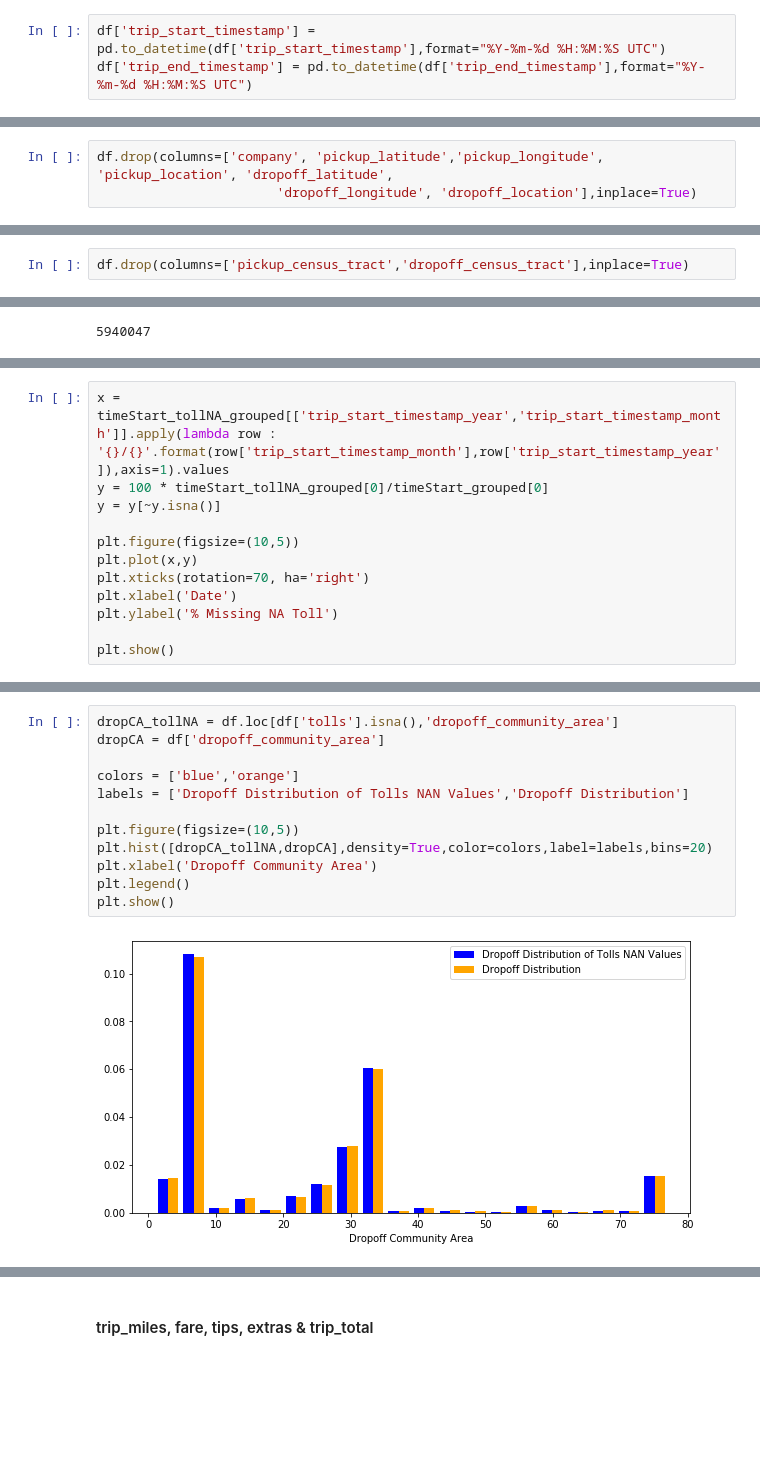
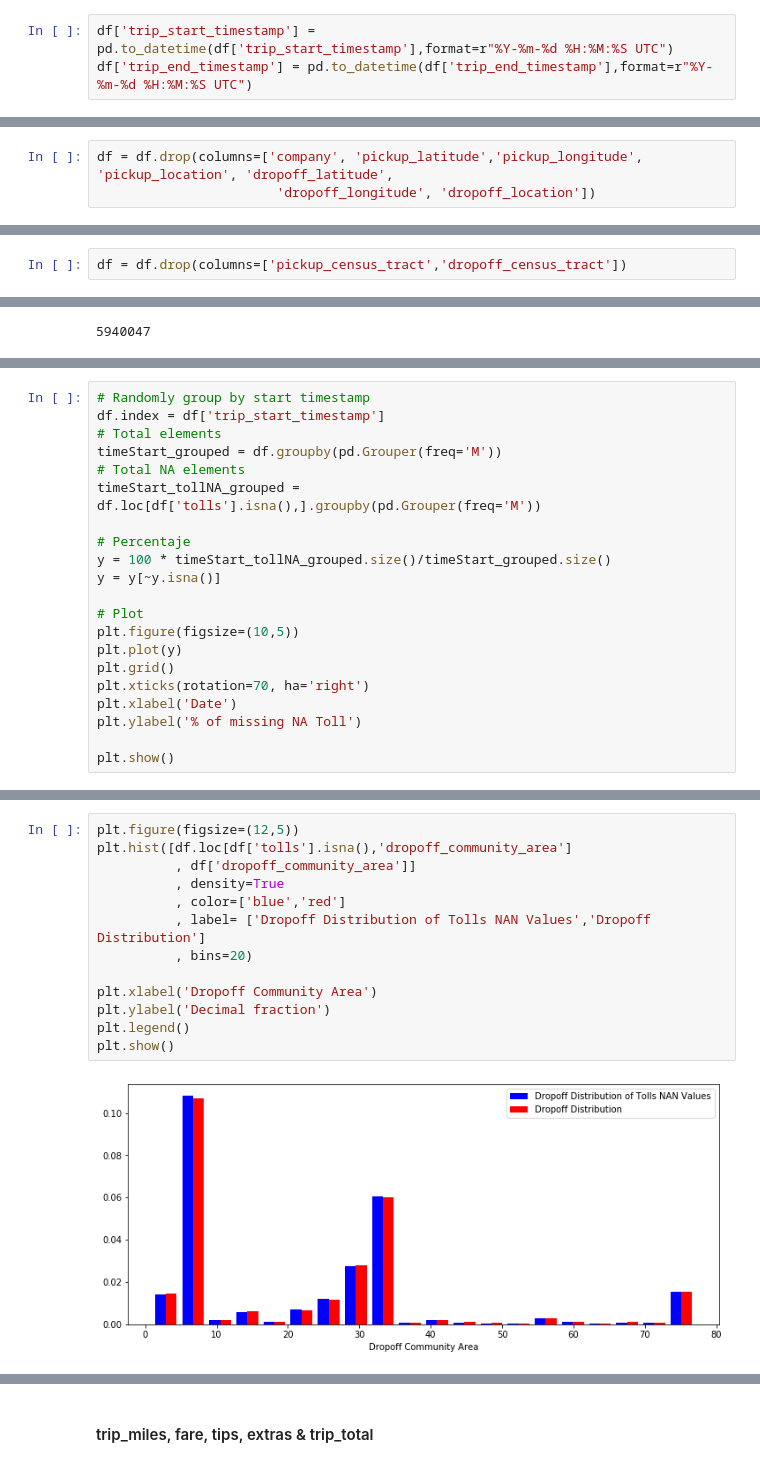
Before and after one commit to alexisgaziello/CSP_MATH_571_taxi_oracle, a Jupyter notebook: src/Taxis Analysis.ipynb, the cells around one changed output, grey strips where cells are left out. Saved outputs shown, nothing was run; the diff lists cells and outputs as text; blank space fills up the shorter version.

Commit message:
Time Analysis + Started errors check

```diff
--- a/src/Taxis Analysis.ipynb
+++ b/src/Taxis Analysis.ipynb
@@ -107,5 +94,5 @@ dropoff_location          object
 dtypes: float64(15), object(8)
 memory usage: 1.5+ GB
 # %%
-df['trip_start_timestamp'] = pd.to_datetime(df['trip_start_timestamp'],format="%Y-%m-%d %H:%M:%S UTC")
-df['trip_end_timestamp'] = pd.to_datetime(df['trip_end_timestamp'],format="%Y-%m-%d %H:%M:%S UTC")
+df['trip_start_timestamp'] = pd.to_datetime(df['trip_start_timestamp'],format=r"%Y-%m-%d %H:%M:%S UTC")
+df['trip_end_timestamp'] = pd.to_datetime(df['trip_end_timestamp'],format=r"%Y-%m-%d %H:%M:%S UTC")
@@ -181,3 +118,3 @@ Drop useless columns
 # %%
-df.drop(columns=['company', 'pickup_latitude','pickup_longitude', 'pickup_location', 'dropoff_latitude',
-                       'dropoff_longitude', 'dropoff_location'],inplace=True)
+df = df.drop(columns=['company', 'pickup_latitude','pickup_longitude', 'pickup_location', 'dropoff_latitude',
+                       'dropoff_longitude', 'dropoff_location'])
@@ -205,4 +143,4 @@ dtype: float64
 # %% [markdown]
 As we can see in the dataset description, pickup_census_tract and dropoff_census_tract have a high number of missing values due to user privacy, so we delete these columns.
 # %%
-df.drop(columns=['pickup_census_tract','dropoff_census_tract'],inplace=True)
+df = df.drop(columns=['pickup_census_tract','dropoff_census_tract'])
@@ -233,13 +165,22 @@ timeStart_tollNA_grouped = timeStart_tollNA.groupby(['trip_start_timestamp_year'
 # %%
-x = timeStart_tollNA_grouped[['trip_start_timestamp_year','trip_start_timestamp_month']].apply(lambda row : '{}/{}'.format(row['trip_start_timestamp_month'],row['trip_start_timestamp_year']),axis=1).values
-y = 100 * timeStart_tollNA_grouped[0]/timeStart_grouped[0]
+# Randomly group by start timestamp
+df.index = df['trip_start_timestamp']
+# Total elements
+timeStart_grouped = df.groupby(pd.Grouper(freq='M'))
+# Total NA elements
+timeStart_tollNA_grouped = df.loc[df['tolls'].isna(),].groupby(pd.Grouper(freq='M'))
+
+# Percentaje
+y = 100 * timeStart_tollNA_grouped.size()/timeStart_grouped.size()
 y = y[~y.isna()]
 
+# Plot
 plt.figure(figsize=(10,5))
-plt.plot(x,y)
+plt.plot(y)
+plt.grid()
 plt.xticks(rotation=70, ha='right')
 plt.xlabel('Date')
-plt.ylabel('% Missing NA Toll')
+plt.ylabel('% of missing NA Toll')
 
 plt.show()
 # %% [output]
@@ -249,16 +192,17 @@ Trip Analysis
 # %%
-dropCA_tollNA = df.loc[df['tolls'].isna(),'dropoff_community_area']
-dropCA = df['dropoff_community_area']
+plt.figure(figsize=(12,5))
+plt.hist([df.loc[df['tolls'].isna(),'dropoff_community_area']
+          , df['dropoff_community_area']]
+          , density=True
+          , color=['blue','red']
+          , label= ['Dropoff Distribution of Tolls NAN Values','Dropoff Distribution']
+          , bins=20)
 
-colors = ['blue','orange']
-labels = ['Dropoff Distribution of Tolls NAN Values','Dropoff Distribution']
-
-plt.figure(figsize=(10,5))
-plt.hist([dropCA_tollNA,dropCA],density=True,color=colors,label=labels,bins=20)
 plt.xlabel('Dropoff Community Area')
+plt.ylabel('Decimal fraction')
 plt.legend()
 plt.show()
 # %% [output]
-[figure, old version]
+[figure, new version]
 # %% [markdown]
 As we can see in the above plot, the distribution of dropoff in the missing tolls samples is very similar to the whole distribution. Out assumption is that missed tolls is not related to the trip, so these nan values are random and we assume that all values are 0. Therefore this predictor does not provide any information, so we drop it.
```
Also changed, not shown: parts of 56 cells of this notebook, 1 other file.
